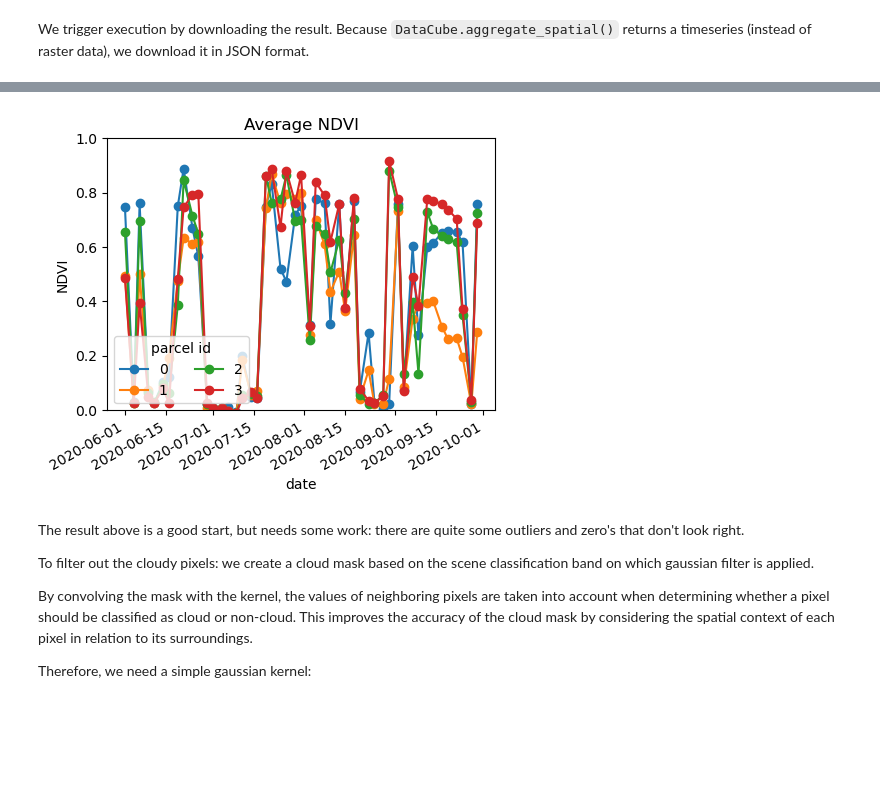
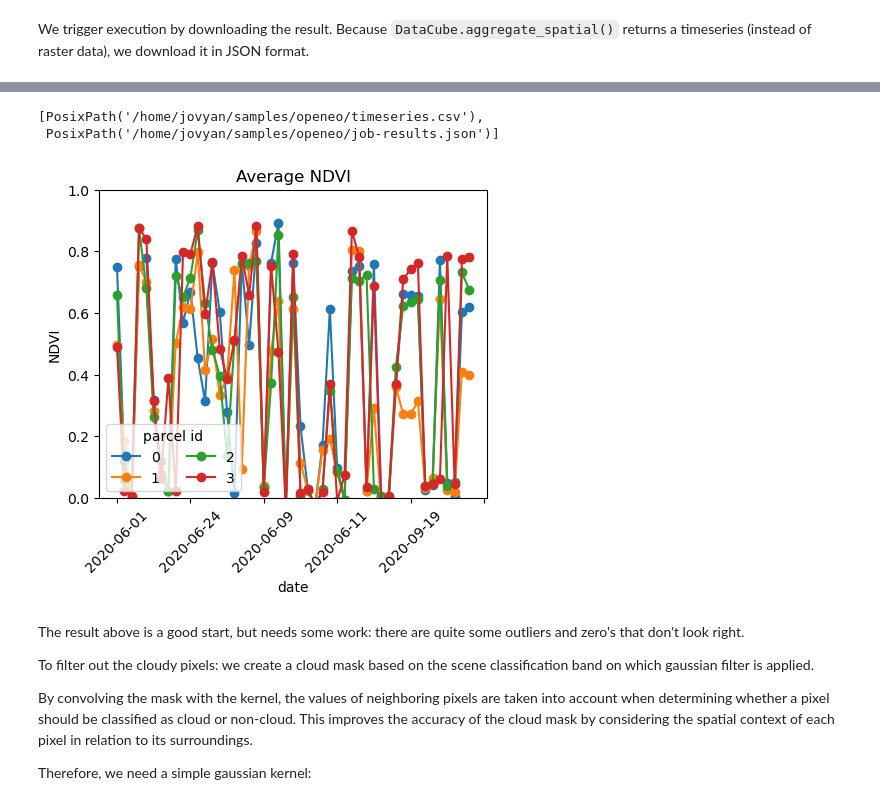
Before and after one commit to eu-cdse/notebook-samples, a Jupyter notebook: openeo/NDVI_Timeseries.ipynb, the cells around one changed output, grey strips where cells are left out. Drawn from its saved outputs; the diff is of its cells as text; code cells hidden in the pictures; blank space fills up the shorter version.

Commit message:
updated json to csv

```diff
--- a/openeo/NDVI_Timeseries.ipynb
+++ b/openeo/NDVI_Timeseries.ipynb
@@ -23,18 +26,19 @@ import openeo
 from openeo.rest.conversions import timeseries_json_to_pandas
 # %%
 # defining the plotting function
-
 DEFAULT_FIGSIZE = (5, 4)
 
 
 def plot_timeseries(filename):
-    """Helper to plot the timeseries directly from JSON file"""
-    with open(filename) as f:
-        ts = timeseries_json_to_pandas(json.load(f)).dropna()
-    ts.index = pd.to_datetime(ts.index)
+    ts = pd.read_csv(filename)
+    # define index column
+    ts["date"] = pd.to_datetime(ts["date"])
+    ts["date"] = ts["date"].dt.strftime("%Y-%m-%d")
+    ts.set_index("date", inplace=True)
     fig, ax = plt.subplots(figsize=DEFAULT_FIGSIZE)
-    ts.plot(marker="o", ax=ax)
+    ts.groupby("feature_index")["avg(band_0)"].plot(marker="o", ax=ax)
     ax.set_title("Average NDVI")
+    plt.xticks(rotation=45)
     ax.set_ylabel("NDVI")
     ax.set_ylim(0, 1)
     ax.legend(title="parcel id", loc="lower left", ncol=2)
@@ -82,7 +104,13 @@ timeseries.download("output/timeseries.json")
+# %%
+results = job.get_results()
+results.download_files()
+# %% [output]
+[PosixPath('/home/jovyan/samples/openeo/timeseries.csv'),
+ PosixPath('/home/jovyan/samples/openeo/job-results.json')]
 # %%
-plot_timeseries("output/timeseries.json")
+plot_timeseries("timeseries.csv")
 # %% [output]
-[figure, old version]
+[figure, new version]
 # %% [markdown]
 The result above is a good start, but needs some work: there are quite some outliers and zero's that don't look right.
 
```
Also changed, not shown: parts of 11 cells of this notebook.
